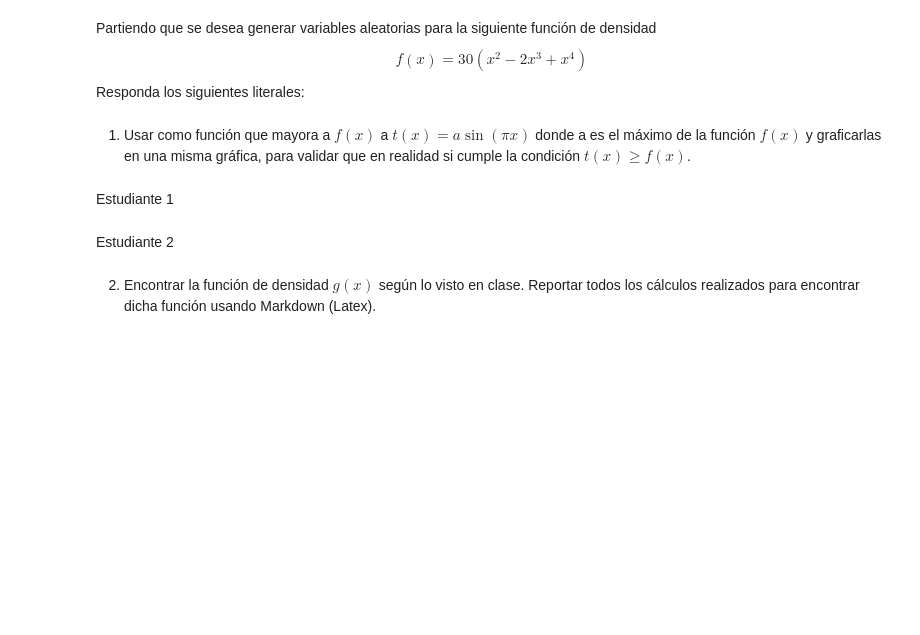
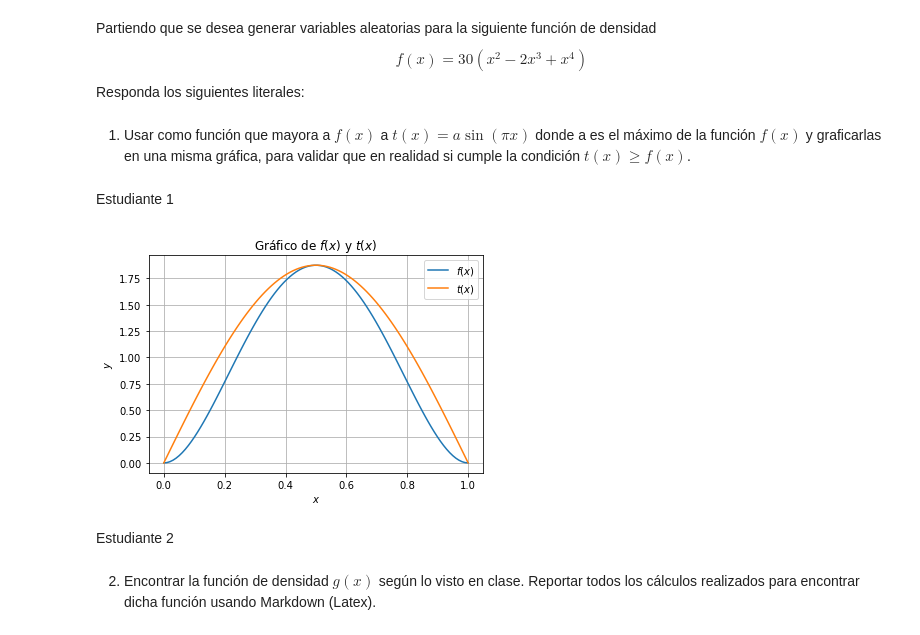
Before and after one commit to hectorfalomir/ProyectoConjunto_HJFalomir_AMartinez, a Jupyter notebook: Tarea5.ipynb, the cells around one changed output. Cells and saved outputs as stored; diff of their text form; code cells hidden in the pictures; blank space fills up the shorter version.

Commit message:
Tarea Estudiante 1

```diff
--- a/Tarea5.ipynb
+++ b/Tarea5.ipynb
@@ -33,3 +31,37 @@ Estudiante 1
+# %%
+# Solución estudiante 1
+import numpy as np
+import matplotlib.pyplot as plt
+from scipy.optimize import minimize
+
+# Definir la función f(x)*-1
+def f(x):
+    return -1*(30*(x**2 - 2*x**3 + x**4))
+
+# Definir la función t(x)
+def t(x, a):
+    return a * np.sin(np.pi * x)
+
+# Máximo de la función
+result = -(minimize(f, x0=0.5).fun)
+
+# Rango de valores de x para graficar
+x_values = np.linspace(0, 1, 100)
+
+# Calcular los valores de t(x) con el valor óptimo de 'a'
+t_values = t(x_values, result)
+
+# Graficar f(x) y t(x)
+plt.plot(x_values, f_values, label='$f(x)$')
+plt.plot(x_values, t_values, label='$t(x)$')
+plt.xlabel('$x$')
+plt.ylabel('$y$')
+plt.legend()
+plt.title('Gráfico de $f(x)$ y $t(x)$')
+plt.grid(True)
+plt.show()
+# %% [output]
+[figure, added]
 # %% [markdown]
 Estudiante 2
 # %% [markdown]
```
Also changed, not shown: parts of 20 cells of this notebook.
